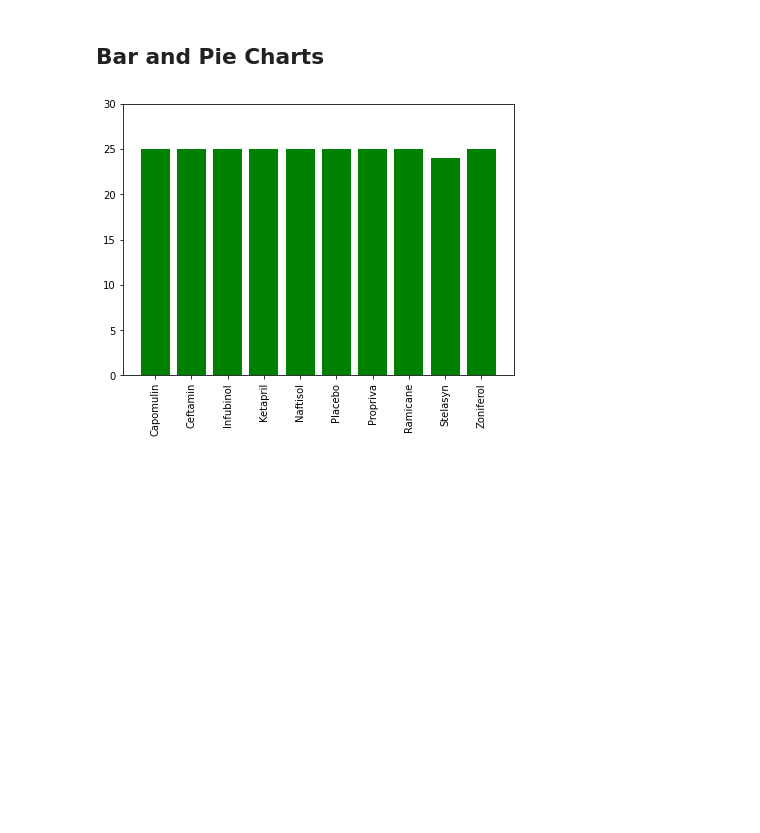
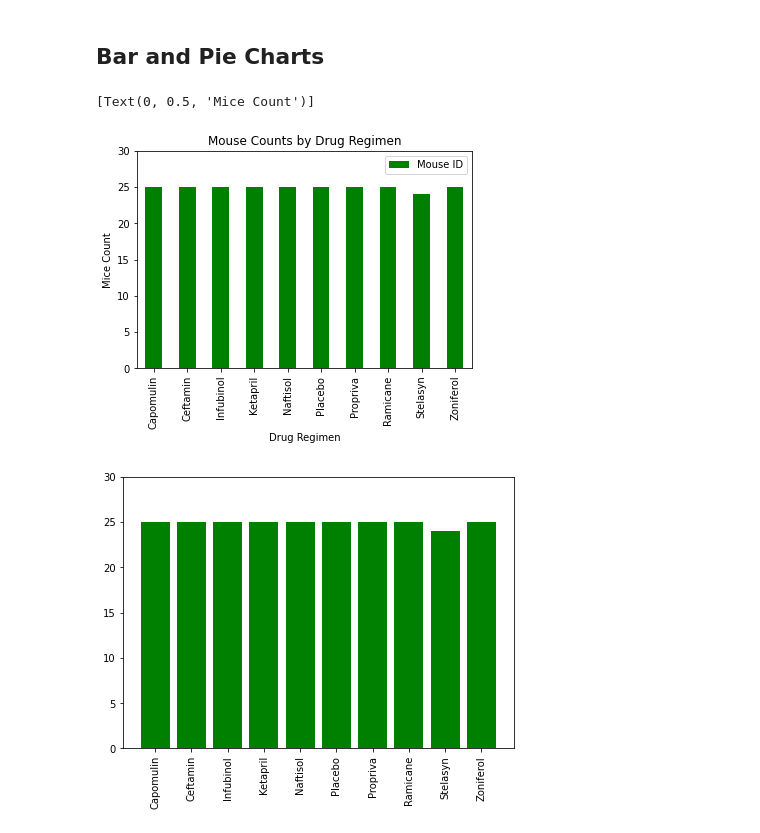
Before and after one commit to ClovisL/Analyzing-tumor-development, a Jupyter notebook: Pymaceuticals/pymaceuticals_starter.ipynb, the cells around one changed output. Drawn from its saved outputs; the diff is of its cells as text; code cells hidden in the pictures; blank space fills up the shorter version.

Commit message:
Bar Plots
Completed bar plot using pandas

```diff
--- a/Pymaceuticals/pymaceuticals_starter.ipynb
+++ b/Pymaceuticals/pymaceuticals_starter.ipynb
@@ -178,18 +178,25 @@ drug_tumor_df
 # %%
 # Generate a bar plot showing the total number of measurements taken on each drug regimen using pandas.
 
 # Gets mice count per drug
 mice_by_drug_group = study_data.groupby(["Drug Regimen"])["Mouse ID"].nunique()
 mice_by_drug_df = pd.DataFrame(mice_by_drug_group)
 mice_by_drug_df = mice_by_drug_df.reset_index()
 mouse_count = mice_by_drug_df["Mouse ID"]
 
 # List of unique drug regimens
 drug_regimens = mice_by_drug_df["Drug Regimen"].unique()
 
 # Set x axis and tick locations
 x_axis = np.arange(mice_by_drug_df["Drug Regimen"].nunique())
 tick_locations = [value for value in x_axis]
+
+# Create bar plot
+mice_by_drug_df = mice_by_drug_df.set_index("Drug Regimen")
+mice_by_drug_df.plot.bar(title="Mouse Counts by Drug Regimen", color="g", ylim=[0, max(mouse_count)+5]).set(ylabel="Mice Count")
+# %% [output]
+[Text(0, 0.5, 'Mice Count')]
+[figure, added]
 # %%
 # Generate a bar plot showing the total number of measurements taken on each drug regimen using pyplot.
 plt.figure(figsize=(7,5))
```
